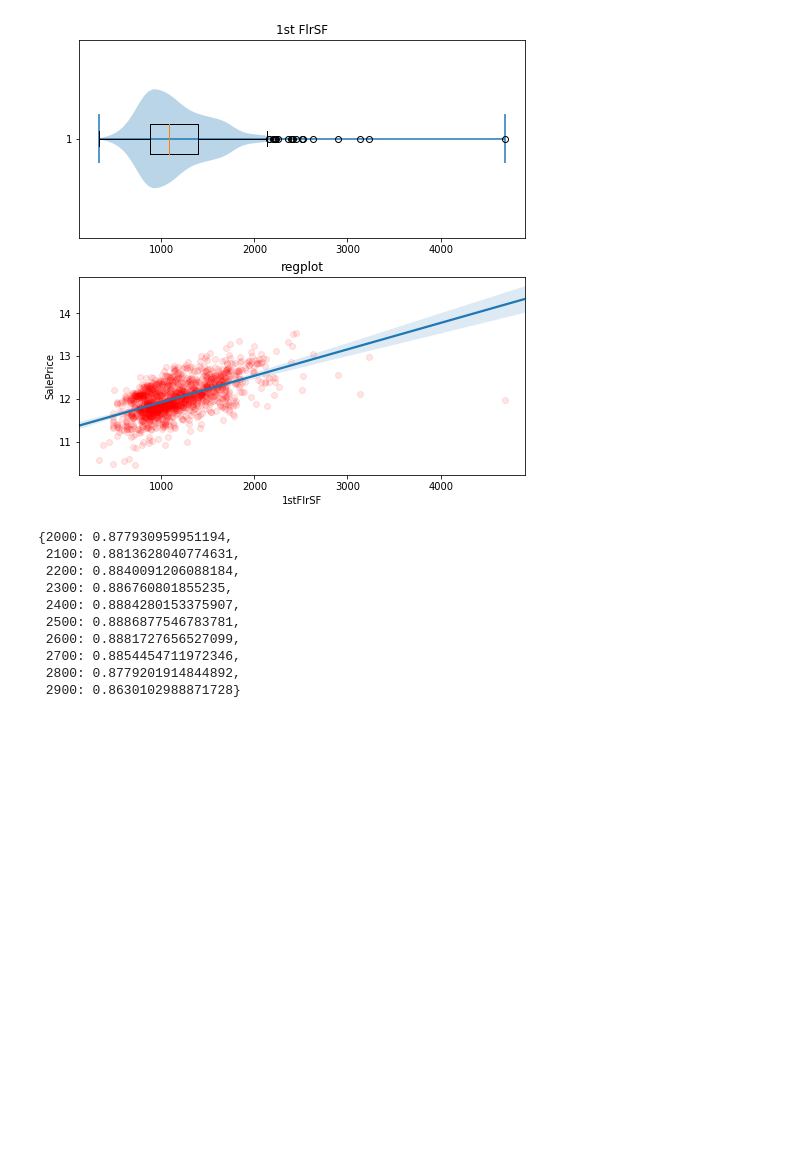
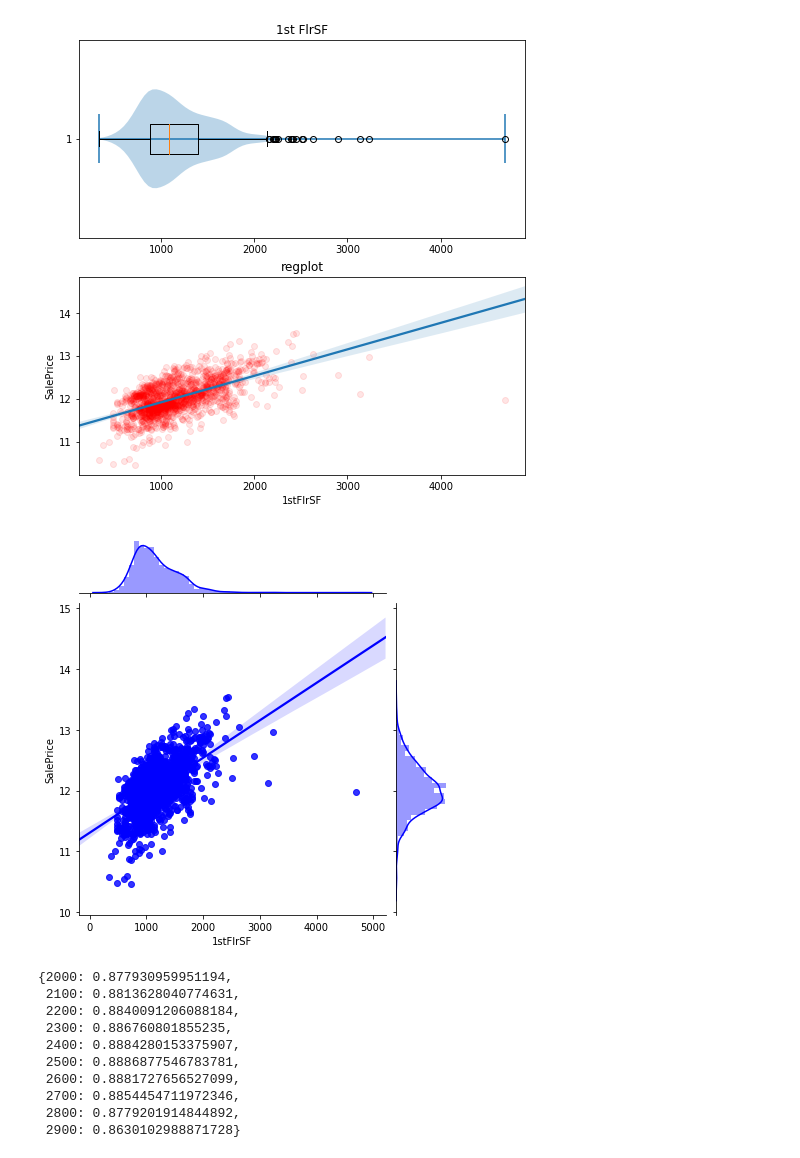
Before and after one commit to crea0414/2nd-ML100Days, a Jupyter notebook: homework/Day_020_HW.ipynb, the cells around one changed output. Cells and saved outputs as stored; diff of their text form; code cells hidden in the pictures; blank space fills up the shorter version.

Commit message:
Update Day_020_HW sns.jointplot

```diff
--- a/homework/Day_020_HW.ipynb
+++ b/homework/Day_020_HW.ipynb
@@ -93,6 +93,10 @@ plt.title('regplot')
 sns.regplot(df['1stFlrSF'], train_Y, scatter_kws={'alpha':0.1, 'color':'r'});
 # %% [output]
 [figure]
+# %%
+sns.jointplot(df['1stFlrSF'], train_Y, kind='reg', color='b', annot_kws={'alpha':0.1});
+# %% [output]
+[figure, added]
 # %%
 critical_point = 2000
 result = {}
```
Also changed, not shown: parts of 2 cells of this notebook.
